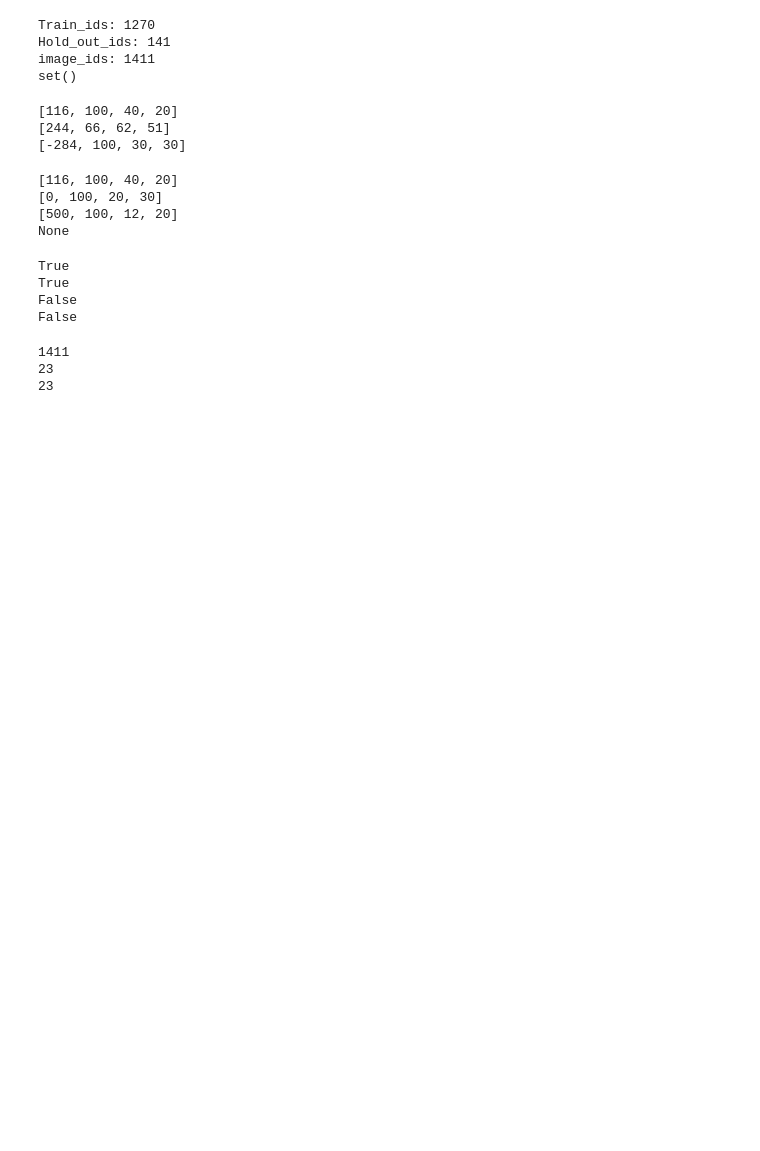
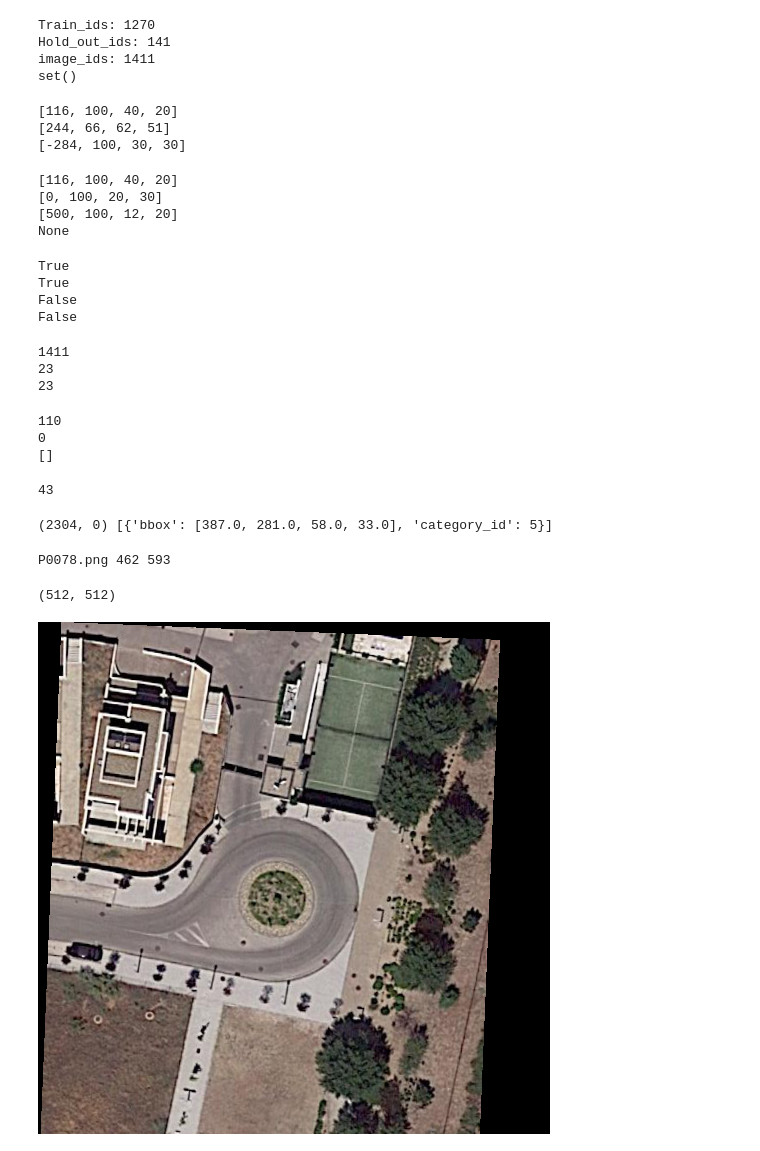
Before and after one commit to Idris903/aerial-instance-segmentation, a Jupyter notebook: notebooks/03_tiling.ipynb, the cells around one changed output. Saved outputs shown, nothing was run; the diff lists cells and outputs as text; code cells hidden in the pictures; blank space fills up the shorter version.

Commit message:
Add image and data checks for my output dict

```diff
--- a/notebooks/03_tiling.ipynb
+++ b/notebooks/03_tiling.ipynb
@@ -282,0 +302,68 @@ print(len(get_annotations(train_ids[0])))
+# %%
+from PIL import Image
+
+image_id = train_ids[0]
+image_anns = annotations_by_image[image_id]
+
+for img in coco["images"]:
+    if img["id"] == image_id:
+        info = img
+        break
+
+image_file = os.path.join(train_image_path, info["file_name"])
+width, height = Image.open(image_file).size
+
+corner = tile_corner(width, height)
+tile_boxes = tile_annotations(image_anns, corner[0])
+
+print(len(corner))
+print(len(tile_boxes))
+print(tile_boxes[:3])
+# %% [output]
+110
+0
+[]
+# %%
+total = 0
+for c in corner:
+    total = total + len(tile_annotations(image_anns, c))
+print(total)
+# %% [output]
+43
+# %%
+for c in corner:
+    boxes = tile_annotations(image_anns, c)
+    if len(boxes) > 0:
+        print(c, boxes[:3])
+        break
+# %% [output]
+(2304, 0) [{'bbox': [387.0, 281.0, 58.0, 33.0], 'category_id': 5}]
+# %%
+def crop_tile(image, corner, tile = 512):
+
+    x, y = corner
+
+    bottom = y + tile
+    right = x + tile
+
+    return image.crop((x, y, right, bottom))
+# %%
+for img in coco["images"]:
+    path = os.path.join(train_image_path, img["file_name"])
+    w, h = Image.open(path).size
+    if w < 512 or h < 512:
+        small_path = path
+        print(img["file_name"], w, h)
+        break
+# %% [output]
+P0078.png 462 593
+# %%
+small_image = Image.open(small_path).convert("RGB")
+small_tile = crop_tile(small_image, (0, 0))
+print(small_tile.size)
+# %% [output]
+(512, 512)
+# %%
+small_tile
+# %% [output]
+[figure, added]
```
Also changed, not shown: parts of 10 cells of this notebook.
